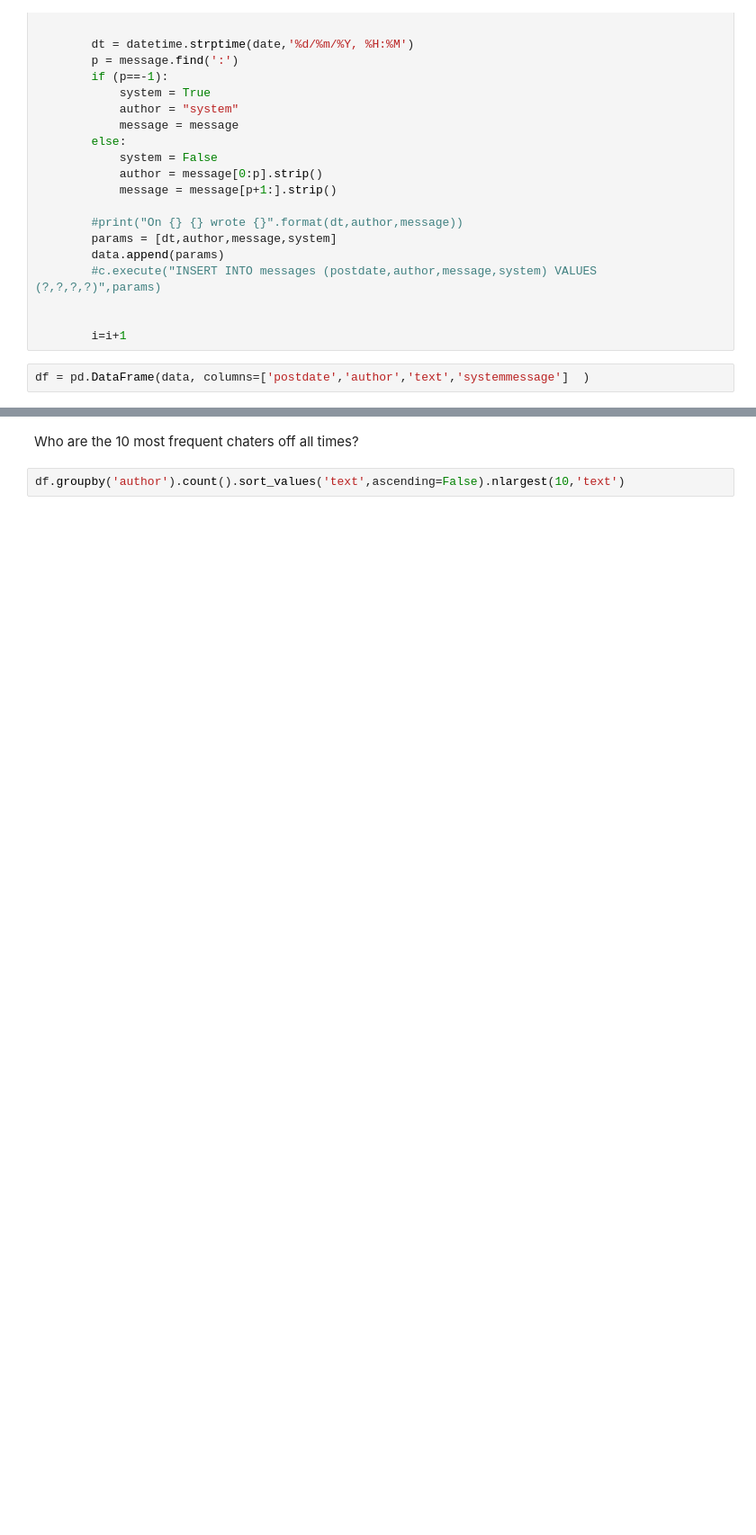
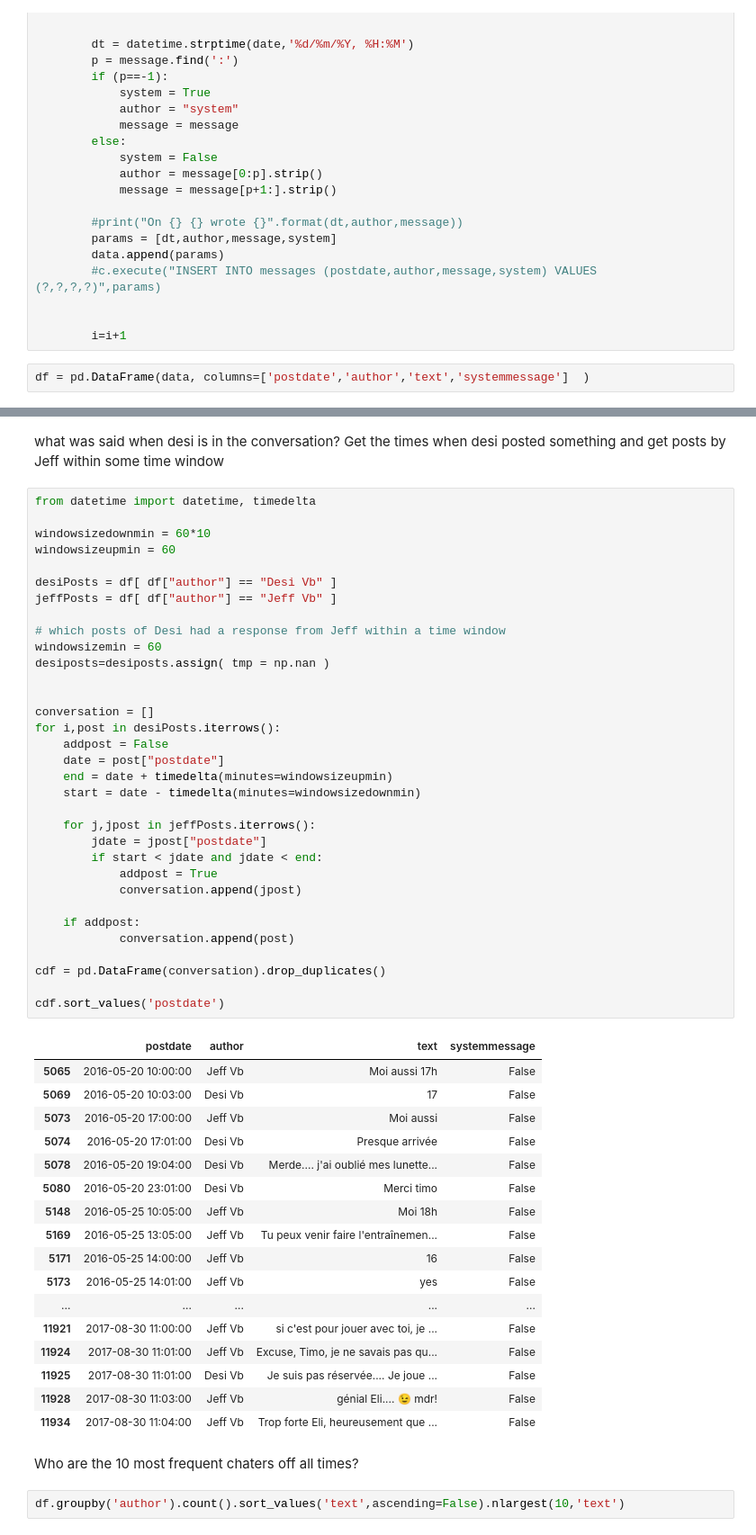
Before and after one commit to kurt-hectic/beachanalysis, a Jupyter notebook: Beach Analysis notebook.ipynb, the cells around one changed output, grey strips where cells are left out. Shown: that part at 90% size. Saved outputs shown, nothing was run; the diff lists cells and outputs as text; blank space fills up the shorter version.

```diff
--- a/Beach Analysis notebook.ipynb
+++ b/Beach Analysis notebook.ipynb
@@ -52,3 +69,56 @@ df = pd.DataFrame(data, columns=['postdate','author','text','systemmessage']  )
+# %% [markdown]
+what was said when desi is in the conversation? Get the times when desi posted something and get posts by Jeff within some time window
+# %%
+from datetime import datetime, timedelta
+
+windowsizedownmin = 60*10
+windowsizeupmin = 60
+
+desiPosts = df[ df["author"] == "Desi Vb" ]
+jeffPosts = df[ df["author"] == "Jeff Vb" ]
+
+# which posts of Desi had a response from Jeff within a time window
+windowsizemin = 60
+desiposts=desiposts.assign( tmp = np.nan )
+
+
+conversation = []
+for i,post in desiPosts.iterrows():
+    addpost = False
+    date = post["postdate"]
+    end = date + timedelta(minutes=windowsizeupmin)
+    start = date - timedelta(minutes=windowsizedownmin)
+
+    for j,jpost in jeffPosts.iterrows():
+        jdate = jpost["postdate"]
+        if start < jdate and jdate < end:
+            addpost = True
+            conversation.append(jpost)
+
+    if addpost:
+            conversation.append(post)
+
+cdf = pd.DataFrame(conversation).drop_duplicates()
+
+cdf.sort_values('postdate')
+# %% [output]
+|  | postdate | author | text | systemmessage |
+| 5065 | 2016-05-20 10:00:00 | Jeff Vb | Moi aussi 17h | False |
+| 5069 | 2016-05-20 10:03:00 | Desi Vb | 17 | False |
+| 5073 | 2016-05-20 17:00:00 | Jeff Vb | Moi aussi | False |
+| 5074 | 2016-05-20 17:01:00 | Desi Vb | Presque arrivée | False |
+| 5078 | 2016-05-20 19:04:00 | Desi Vb | Merde.... j'ai oublié mes lunette... | False |
+| 5080 | 2016-05-20 23:01:00 | Desi Vb | Merci timo | False |
+| 5148 | 2016-05-25 10:05:00 | Jeff Vb | Moi 18h | False |
+| 5169 | 2016-05-25 13:05:00 | Jeff Vb | Tu peux venir faire l'entraînemen... | False |
+| 5171 | 2016-05-25 14:00:00 | Jeff Vb | 16 | False |
+| 5173 | 2016-05-25 14:01:00 | Jeff Vb | yes | False |
+| ... | ... | ... | ... | ... |
+| 11921 | 2017-08-30 11:00:00 | Jeff Vb | si c'est pour jouer avec toi, je ... | False |
+| 11924 | 2017-08-30 11:01:00 | Jeff Vb | Excuse, Timo, je ne savais pas qu... | False |
+| 11925 | 2017-08-30 11:01:00 | Desi Vb | Je suis pas réservée.... Je joue ... | False |
+| 11928 | 2017-08-30 11:03:00 | Jeff Vb | génial Eli.... 😉 mdr! | False |
+| 11934 | 2017-08-30 11:04:00 | Jeff Vb | Trop forte Eli, heureusement que ... | False |
 # %% [markdown]
 Who are the 10 most frequent chaters off all times?
 # %%
```
Also changed, not shown: parts of 10 cells of this notebook, 3 other files.
